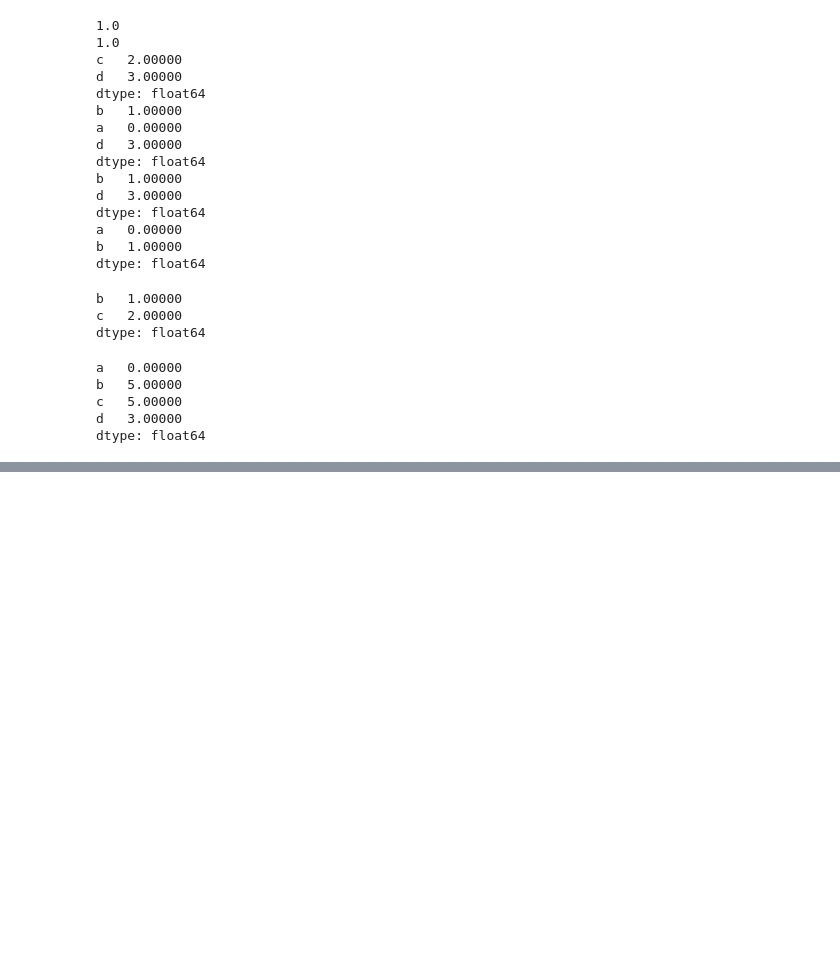
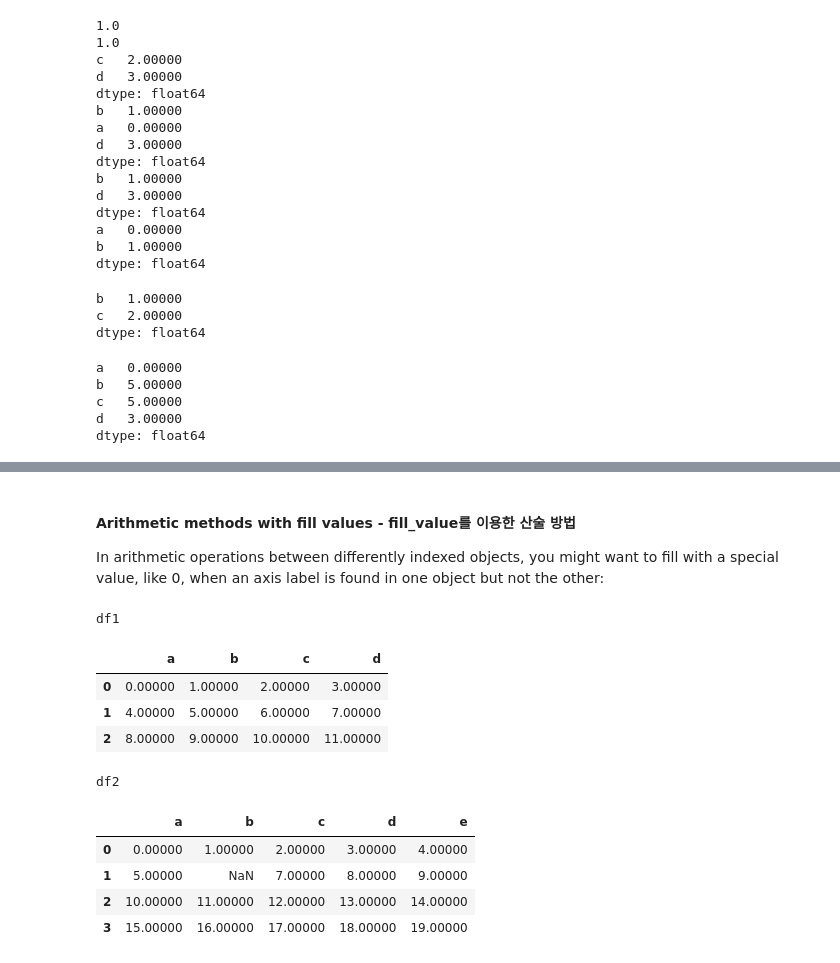
Before and after one commit to netager/Quick_Ref, a Jupyter notebook: data_analysis/Python for Data Analysis(2nd Edition)/05. Getting Started with pandas.ipynb, the cells around one changed output, grey strips where cells are left out. Saved outputs shown, nothing was run; the diff lists cells and outputs as text; code cells hidden in the pictures; blank space fills up the shorter version.

```diff
--- a/data_analysis/Python for Data Analysis(2nd Edition)/05. Getting Started with pandas.ipynb
+++ b/data_analysis/Python for Data Analysis(2nd Edition)/05. Getting Started with pandas.ipynb
@@ -781,0 +963,24 @@ Name: two, dtype: float64
+# %% [markdown]
+#### Arithmetic methods with fill values - fill_value를 이용한 산술 방법
+
+In arithmetic operations between differently indexed objects, you might want to fill
+with a special value, like 0, when an axis label is found in one object but not the other:
+# %%
+df1 = pd.DataFrame(np.arange(12.).reshape((3, 4)),
+                   columns=list('abcd'))
+df2 = pd.DataFrame(np.arange(20.).reshape((4, 5)),
+                   columns=list('abcde'))
+df2.loc[1, 'b'] = np.nan
+display('df1','df2')
+# %% [output]
+df1
+|  | a | b | c | d |
+| 0 | 0.00000 | 1.00000 | 2.00000 | 3.00000 |
+| 1 | 4.00000 | 5.00000 | 6.00000 | 7.00000 |
+| 2 | 8.00000 | 9.00000 | 10.00000 | 11.00000 |
+df2
+|  | a | b | c | d | e |
+| 0 | 0.00000 | 1.00000 | 2.00000 | 3.00000 | 4.00000 |
+| 1 | 5.00000 | NaN | 7.00000 | 8.00000 | 9.00000 |
+| 2 | 10.00000 | 11.00000 | 12.00000 | 13.00000 | 14.00000 |
+| 3 | 15.00000 | 16.00000 | 17.00000 | 18.00000 | 19.00000 |
```
Also changed, not shown: parts of 70 cells of this notebook, 2 other files.
